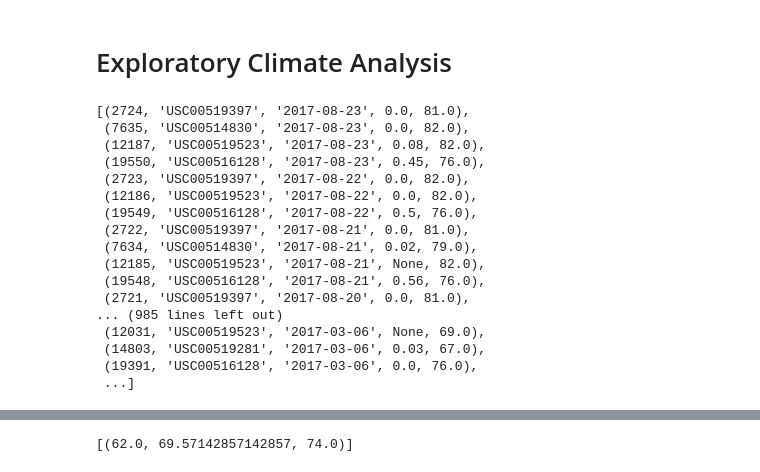
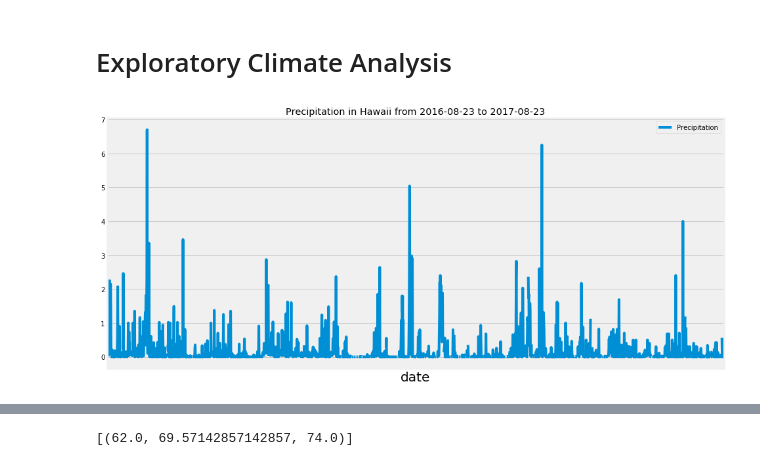
Before and after one commit to BDomogalla/sqlalchemy-challenge, a Jupyter notebook: climate_starter.ipynb, the cells around one changed output, grey strips where cells are left out. Drawn from its saved outputs; the diff is of its cells as text; code cells hidden in the pictures.

```diff
--- a/climate_starter.ipynb
+++ b/climate_starter.ipynb
@@ -197,37 +197,25 @@ session = Session(engine)
 # Exploratory Climate Analysis
 # %%
 # Design a query to retrieve the last 12 months of precipitation data and plot the results
+# Calculate the date 1 year ago from the last data point in the database
+session.query(Measurement.date).order_by(Measurement.date.desc()).first()
+# Most recent date is 2017-08-23
+# Perform a query to retrieve the date and precipitation scores
+last_yr_prcp = session.query(Measurement.date, Measurement.prcp).\
+    filter(Measurement.date >= '2016-08-23').\
+    order_by(Measurement.date).all()
+# Save the query results as a Pandas DataFrame and set the index to the date column
+last_yr_prcp_df = pd.DataFrame(last_yr_prcp, columns=['Date', 'Precipitation'])
+# Sort the dataframe by date
+last_yr_prcp_df.sort_values(by='Date')
+# Use Pandas Plotting with Matplotlib to plot the data
 
-
-
-# Calculate the date 1 year ago from the last data point in the database
-a_year_ago = engine.execute('SELECT * FROM measurement WHERE date > 2016-08-23 ORDER BY date DESC').fetchall()
-
-# Perform a query to retrieve the data and precipitation scores
-data_precip = engine.execute('SELECT * FROM measurement WHERE date > 2016-08-23 ORDER BY date DESC').fetchall()
-# Save the query results as a Pandas DataFrame and set the index to the date column
-
-# Sort the dataframe by date
-
-# Use Pandas Plotting with Matplotlib to plot the data
+last_yr_prcp_df.plot(figsize=(15, 7), title='Precipitation in Hawaii from 2016-08-23 to 2017-08-23',legend=True, grid=True)
+plt.xlabel('date', fontsize=20)
+plt.xticks([], [])
+plt.show()
 # %% [output]
-[(2724, 'USC00519397', '2017-08-23', 0.0, 81.0),
- (7635, 'USC00514830', '2017-08-23', 0.0, 82.0),
- (12187, 'USC00519523', '2017-08-23', 0.08, 82.0),
- (19550, 'USC00516128', '2017-08-23', 0.45, 76.0),
- (2723, 'USC00519397', '2017-08-22', 0.0, 82.0),
- (12186, 'USC00519523', '2017-08-22', 0.0, 82.0),
- (19549, 'USC00516128', '2017-08-22', 0.5, 76.0),
- (2722, 'USC00519397', '2017-08-21', 0.0, 81.0),
- (7634, 'USC00514830', '2017-08-21', 0.02, 79.0),
- (12185, 'USC00519523', '2017-08-21', None, 82.0),
- (19548, 'USC00516128', '2017-08-21', 0.56, 76.0),
- (2721, 'USC00519397', '2017-08-20', 0.0, 81.0),
-... (985 lines left out)
- (12031, 'USC00519523', '2017-03-06', None, 69.0),
- (14803, 'USC00519281', '2017-03-06', 0.03, 67.0),
- (19391, 'USC00516128', '2017-03-06', 0.0, 76.0),
- ...]
+[figure, added]
 # %% [markdown]
 ![precipitation](Images/precipitation.png)
 # %%
```
Also changed, not shown: parts of 13 cells of this notebook, 1 other file.
